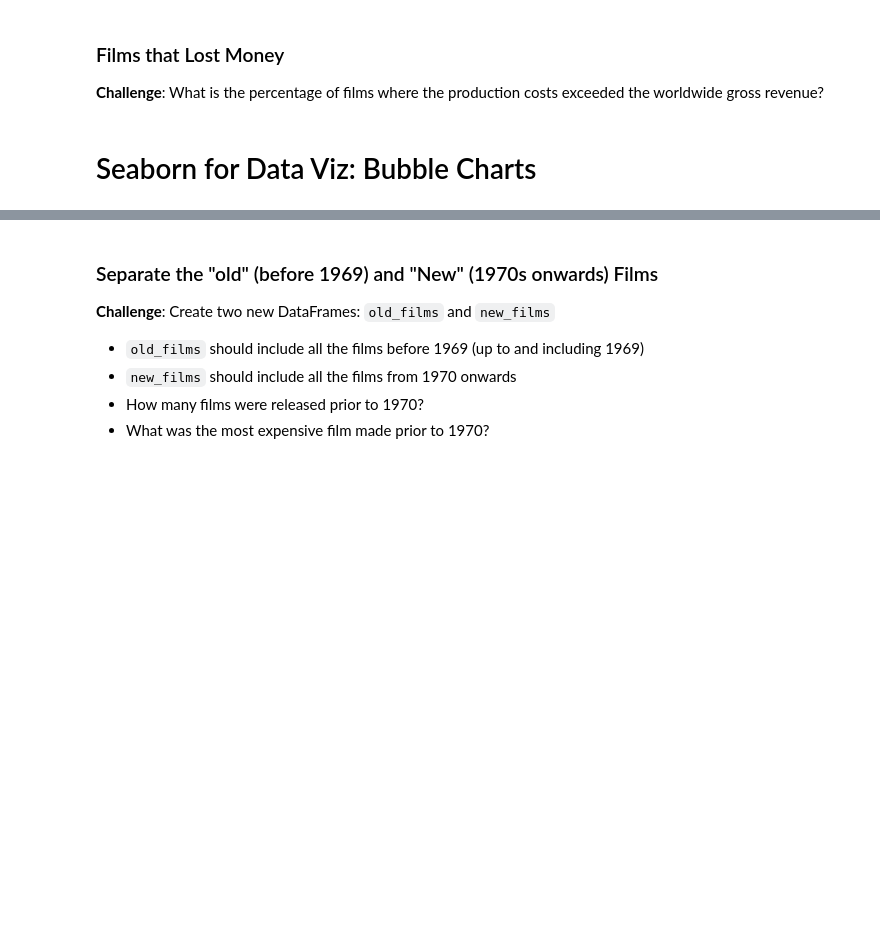
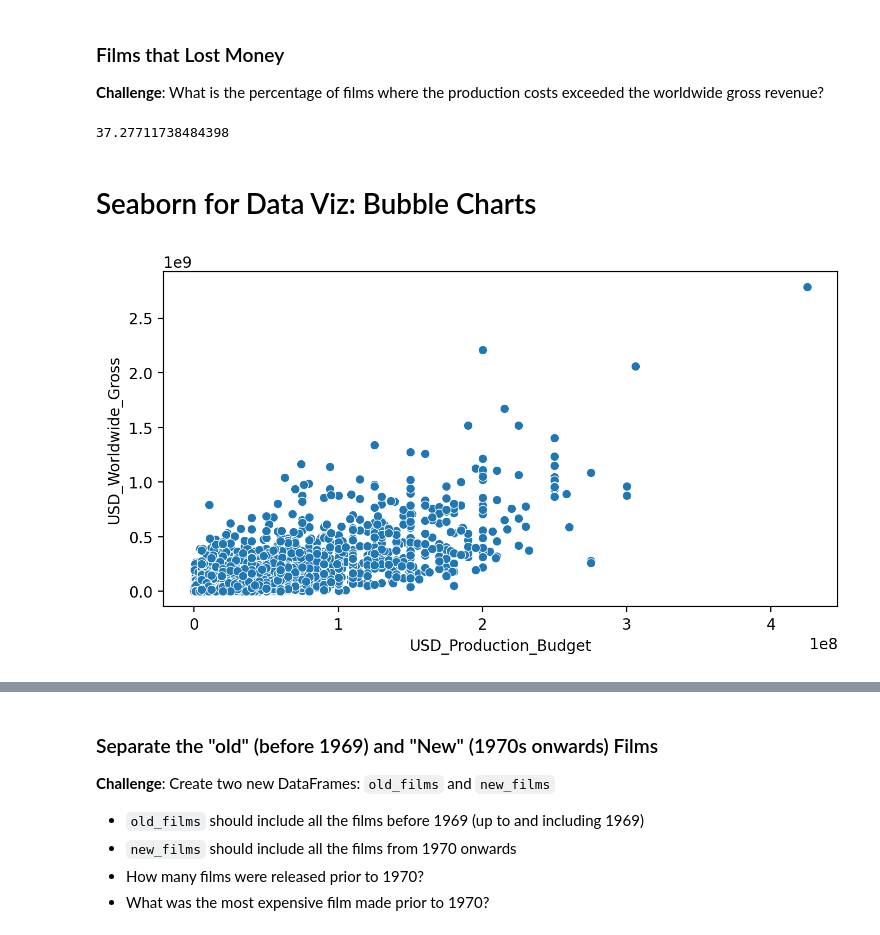
Before and after one commit to Jonikulov/100-days-python-bootcamp, a Jupyter notebook: day_78_linear_regression_and_seaborn_visualization/Seaborn and Linear Regression.ipynb, the cells around one changed output, grey strips where cells are left out. Saved outputs shown, nothing was run; the diff lists cells and outputs as text; code cells hidden in the pictures; blank space fills up the shorter version.

```diff
--- a/day_78_linear_regression_and_seaborn_visualization/Seaborn and Linear Regression.ipynb
+++ b/day_78_linear_regression_and_seaborn_visualization/Seaborn and Linear Regression.ipynb
@@ -203,3 +239,8 @@ Hint: This time you'll have to use the `and` keyword.
 # %%
 # Date of Data Collection
 scrape_date = pd.Timestamp('2018-5-1')
+# %%
+mask = (data["Release_Date"] > scrape_date)
+
+print(len(data[mask]))
+data[mask]
@@ -205,0 +257,3 @@ scrape_date = pd.Timestamp('2018-5-1')
+# %%
+data_clean = data[~mask].copy()
+data_clean
@@ -208,5 +276,18 @@ scrape_date = pd.Timestamp('2018-5-1')
 
 **Challenge**:
 What is the percentage of films where the production costs exceeded the worldwide gross revenue?
+# %%
+lost_money_films = data_clean.query("USD_Worldwide_Gross < USD_Production_Budget")
+len(lost_money_films) / len(data_clean) * 100
+# %% [output]
+37.27711738484398
 # %% [markdown]
 # Seaborn for Data Viz: Bubble Charts
+# %%
+plt.figure(figsize=(8, 4), dpi=200)
+
+sns.scatterplot(data=data_clean, x="USD_Production_Budget", y="USD_Worldwide_Gross")
+
+plt.show()
+# %% [output]
+[figure, added]
```
Also changed, not shown: parts of 31 cells of this notebook, 2 other files.
